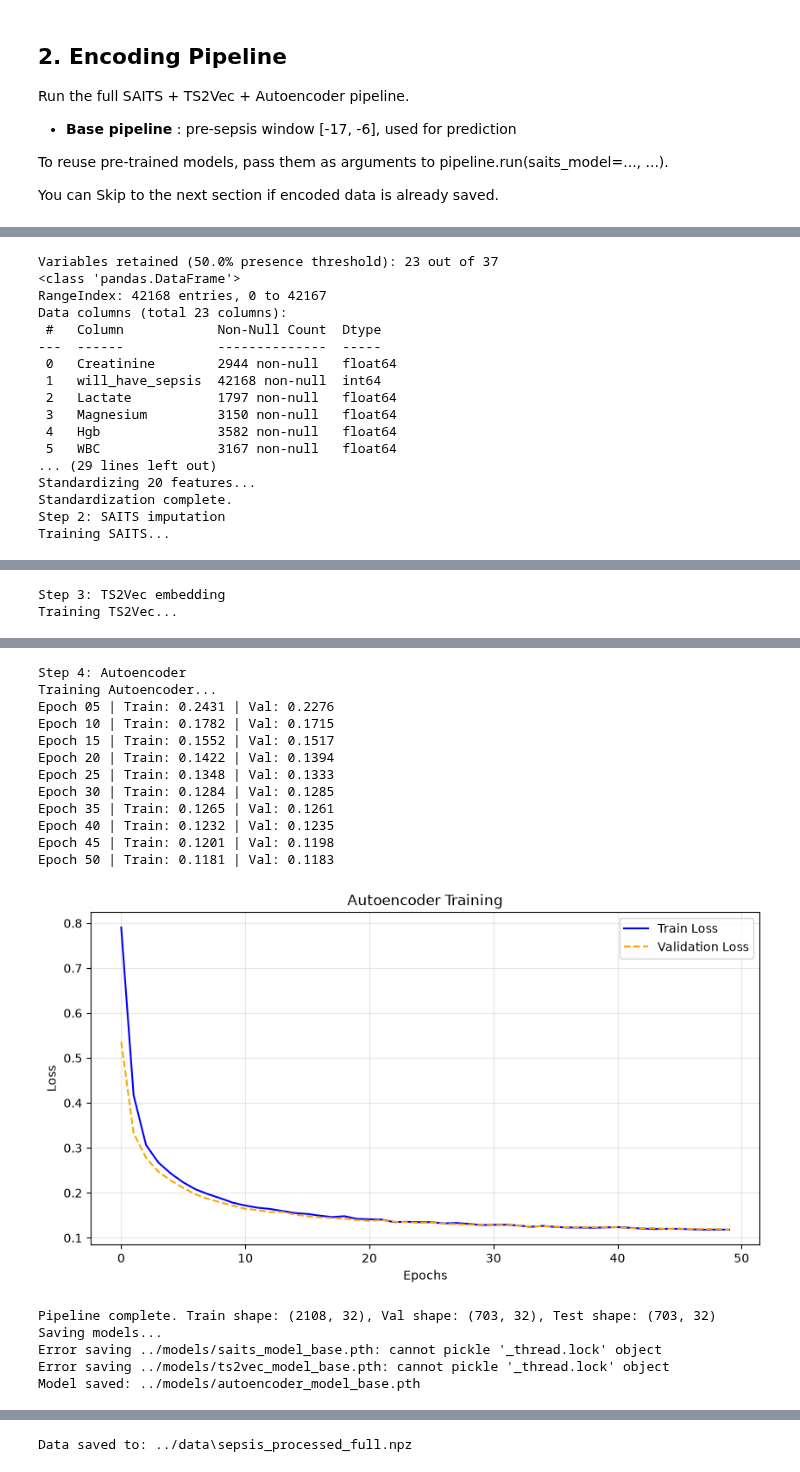
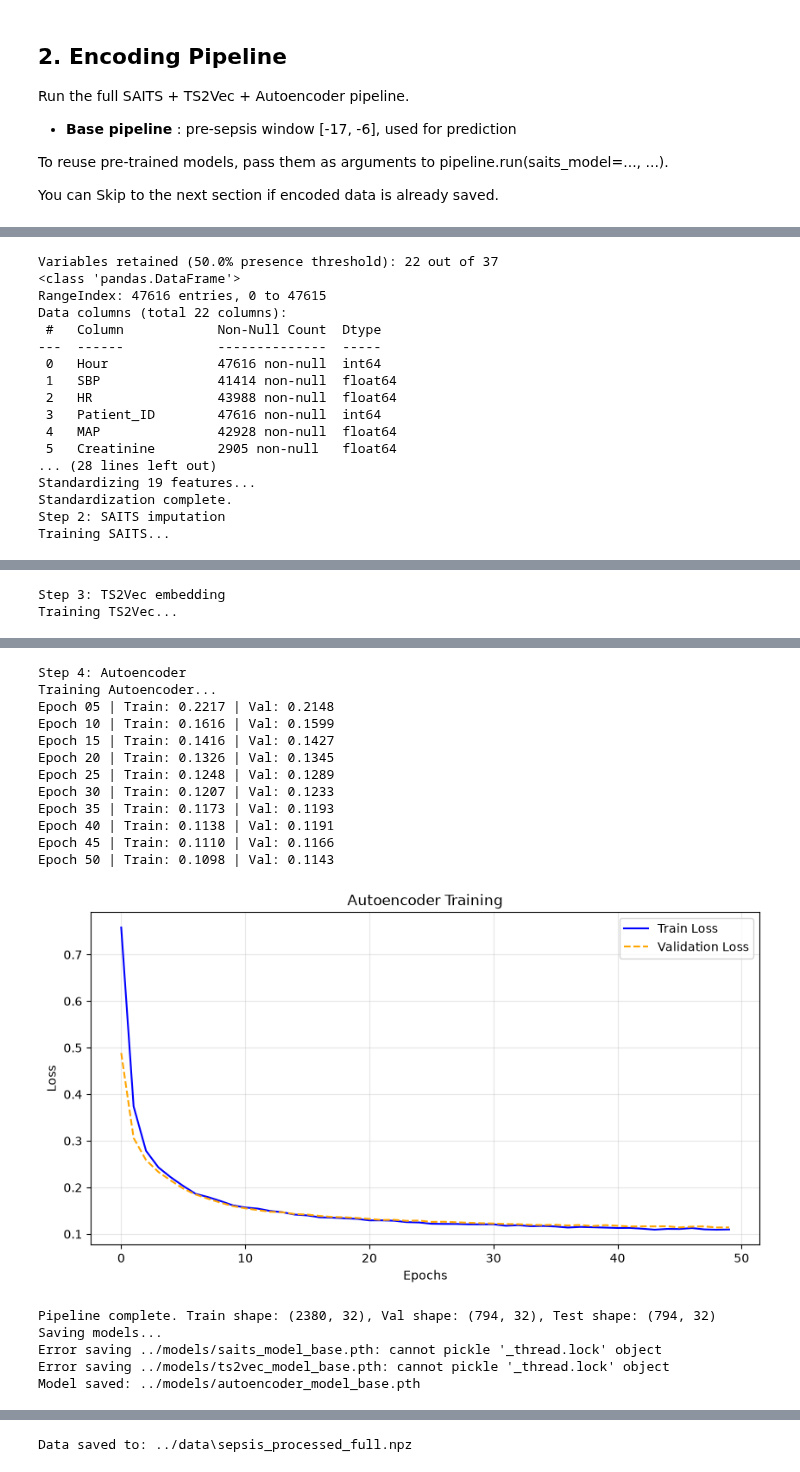
Before and after one commit to BBDFrancois/Research_Project_Early_Sepsis_Phenotyping_Prediction, a Jupyter notebook: src/main.ipynb, the cells around one changed output, grey strips where cells are left out. Drawn from its saved outputs; the diff is of its cells as text; code cells hidden in the pictures.

```diff
--- a/src/main.ipynb
+++ b/src/main.ipynb
@@ -74,8 +74,8 @@ You can Skip to the next section if encoded data is already saved.
 # %%
 pipeline = SepsisEncodingPipeline(
     file_path='../data/Dataset.csv',
-    window_start=-17,
-    window_end=-6,
+    window_start=-17+6,
+    window_end=-6+6,
     min_presence_pct=0.5,
     validation_split=0.2,
     test_split=0.2,
@@ -92,7 +92,7 @@ pipeline = SepsisEncodingPipeline(
     device=device_dml,
     random_state=42
 )
-data_out, models_out = pipeline.run()
+df_filtered, data_out, models_out = pipeline.run()
 
 saits_trained, ts2vec_trained, ae_trained = models_out
 
@@ -115,17 +115,17 @@ Non-physiological variables removed: 9 columns dropped.
-Variables retained (50.0% presence threshold): 23 out of 37
+Variables retained (50.0% presence threshold): 22 out of 37
 <class 'pandas.DataFrame'>
-RangeIndex: 42168 entries, 0 to 42167
-Data columns (total 23 columns):
+RangeIndex: 47616 entries, 0 to 47615
+Data columns (total 22 columns):
  #   Column            Non-Null Count  Dtype
 ---  ------            --------------  -----
- 0   Creatinine        2944 non-null   float64
- 1   will_have_sepsis  42168 non-null  int64
- 2   Lactate           1797 non-null   float64
- 3   Magnesium         3150 non-null   float64
- 4   Hgb               3582 non-null   float64
- 5   WBC               3167 non-null   float64
-... (29 lines left out)
-Standardizing 20 features...
+ 0   Hour              47616 non-null  int64
+ 1   SBP               41414 non-null  float64
+ 2   HR                43988 non-null  float64
+ 3   Patient_ID        47616 non-null  int64
+ 4   MAP               42928 non-null  float64
+ 5   Creatinine        2905 non-null   float64
+... (28 lines left out)
+Standardizing 19 features...
 Standardization complete.
 Step 2: SAITS imputation
 Training SAITS...
@@ -167,17 +167,17 @@ Training TS2Vec...
 Step 4: Autoencoder
 Training Autoencoder...
-Epoch 05 | Train: 0.2431 | Val: 0.2276
-Epoch 10 | Train: 0.1782 | Val: 0.1715
-Epoch 15 | Train: 0.1552 | Val: 0.1517
-Epoch 20 | Train: 0.1422 | Val: 0.1394
-Epoch 25 | Train: 0.1348 | Val: 0.1333
-Epoch 30 | Train: 0.1284 | Val: 0.1285
-Epoch 35 | Train: 0.1265 | Val: 0.1261
-Epoch 40 | Train: 0.1232 | Val: 0.1235
-Epoch 45 | Train: 0.1201 | Val: 0.1198
-Epoch 50 | Train: 0.1181 | Val: 0.1183
+Epoch 05 | Train: 0.2217 | Val: 0.2148
+Epoch 10 | Train: 0.1616 | Val: 0.1599
+Epoch 15 | Train: 0.1416 | Val: 0.1427
+Epoch 20 | Train: 0.1326 | Val: 0.1345
+Epoch 25 | Train: 0.1248 | Val: 0.1289
+Epoch 30 | Train: 0.1207 | Val: 0.1233
+Epoch 35 | Train: 0.1173 | Val: 0.1193
+Epoch 40 | Train: 0.1138 | Val: 0.1191
+Epoch 45 | Train: 0.1110 | Val: 0.1166
+Epoch 50 | Train: 0.1098 | Val: 0.1143
-[figure, old version]
+[figure, new version]
-Pipeline complete. Train shape: (2108, 32), Val shape: (703, 32), Test shape: (703, 32)
+Pipeline complete. Train shape: (2380, 32), Val shape: (794, 32), Test shape: (794, 32)
 Saving models...
 Error saving ../models/saits_model_base.pth: cannot pickle '_thread.lock' object
 Error saving ../models/ts2vec_model_base.pth: cannot pickle '_thread.lock' object
```
Also changed, not shown: parts of 6 cells of this notebook, 53 other files.
